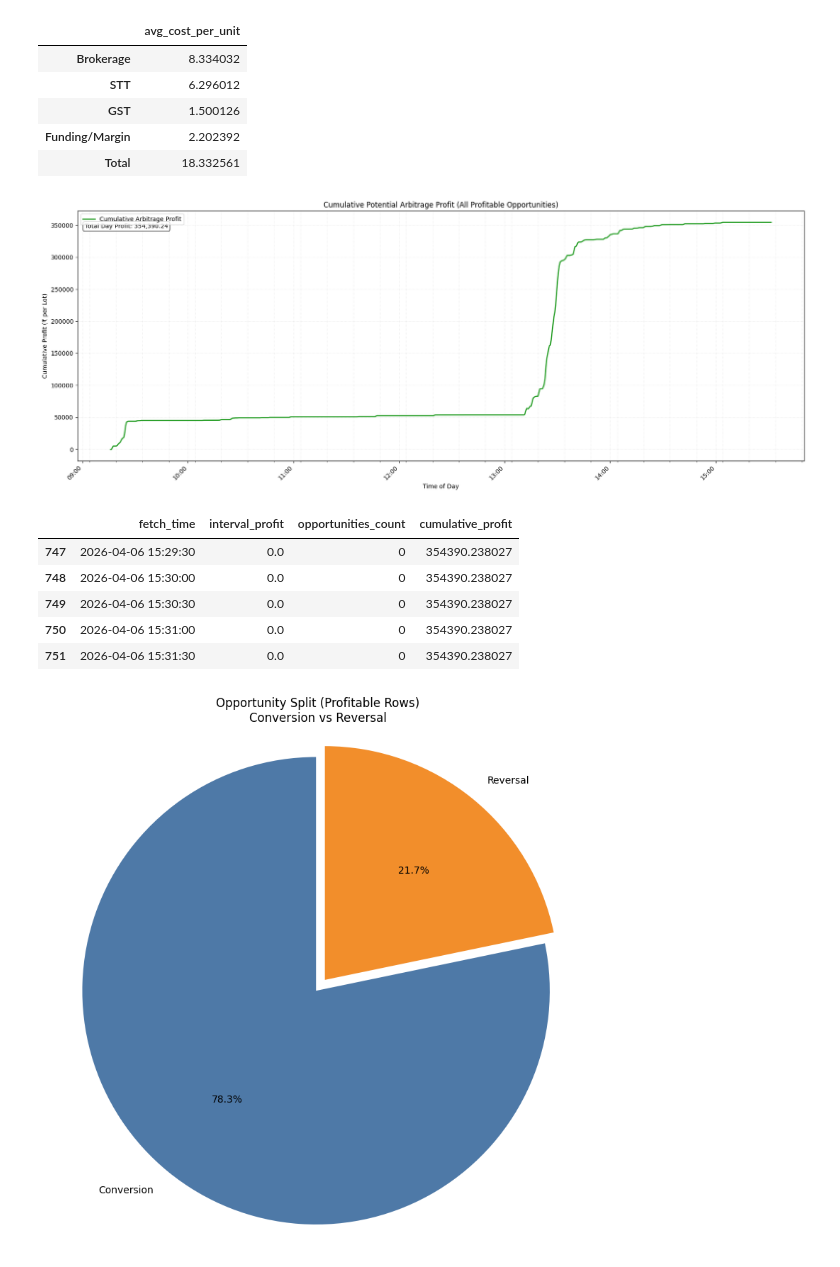
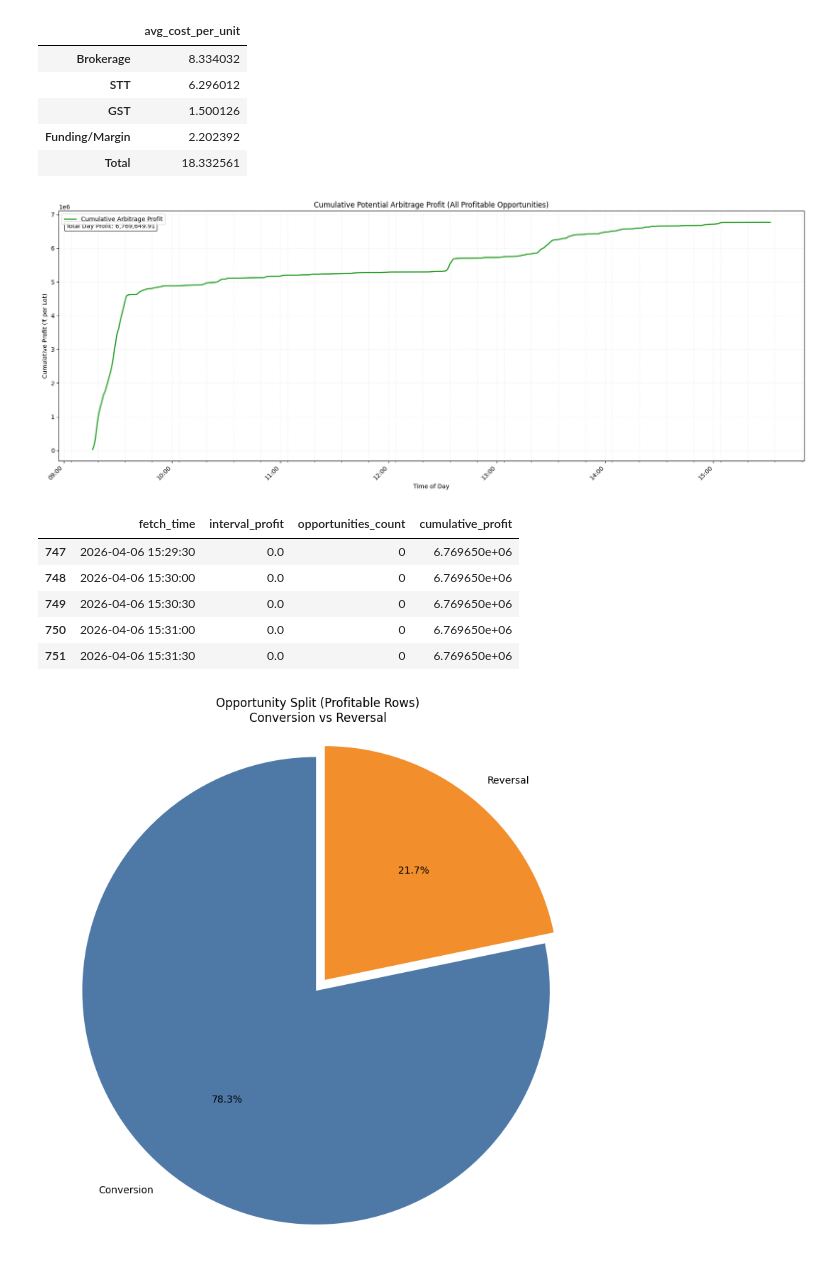
Before and after one commit to rahulkhichar7/Nifty50-PutCallParity-Arbitrage, a Jupyter notebook: exp07.ipynb, the cells around one changed output. Cells and saved outputs as stored; diff of their text form; code cells hidden in the pictures.

```diff
--- a/exp07.ipynb
+++ b/exp07.ipynb
@@ -148,21 +148,21 @@ cost_breakdown
 # %%
 # CUMSUM ARBITRAGE PROFIT: 1 lot at every profitable opportunity across strikes
 cumsum_profit_df = utils.plot_cumsum_arbitrage_profit_all_opportunities(
-     df[(df['both_legs_liquid'] == True) & (df['both_legs_liquid_time_pct'] >= 100)],
+     df,
     require_liquid=True,
     min_liquidity=0,
     per_lot=True,
     figsize=(18, 7),
 )
 cumsum_profit_df.tail()
 # %% [output]
-[figure, old version]
+[figure, new version]
 |  | fetch_time | interval_profit | opportunities_count | cumulative_profit |
-| 747 | 2026-04-06 15:29:30 | 0.0 | 0 | 354390.238027 |
-| 748 | 2026-04-06 15:30:00 | 0.0 | 0 | 354390.238027 |
-| 749 | 2026-04-06 15:30:30 | 0.0 | 0 | 354390.238027 |
-| 750 | 2026-04-06 15:31:00 | 0.0 | 0 | 354390.238027 |
-| 751 | 2026-04-06 15:31:30 | 0.0 | 0 | 354390.238027 |
+| 747 | 2026-04-06 15:29:30 | 0.0 | 0 | 6.769650e+06 |
+| 748 | 2026-04-06 15:30:00 | 0.0 | 0 | 6.769650e+06 |
+| 749 | 2026-04-06 15:30:30 | 0.0 | 0 | 6.769650e+06 |
+| 750 | 2026-04-06 15:31:00 | 0.0 | 0 | 6.769650e+06 |
+| 751 | 2026-04-06 15:31:30 | 0.0 | 0 | 6.769650e+06 |
 # %%
 # OPPORTUNITY SPLIT (Pie): Conversion vs Reversal for profitable rows
 opportunity_split = utils.plot_opportunity_split_pie(
```
Also changed, not shown: parts of 4 cells of this notebook, 5 other files.
